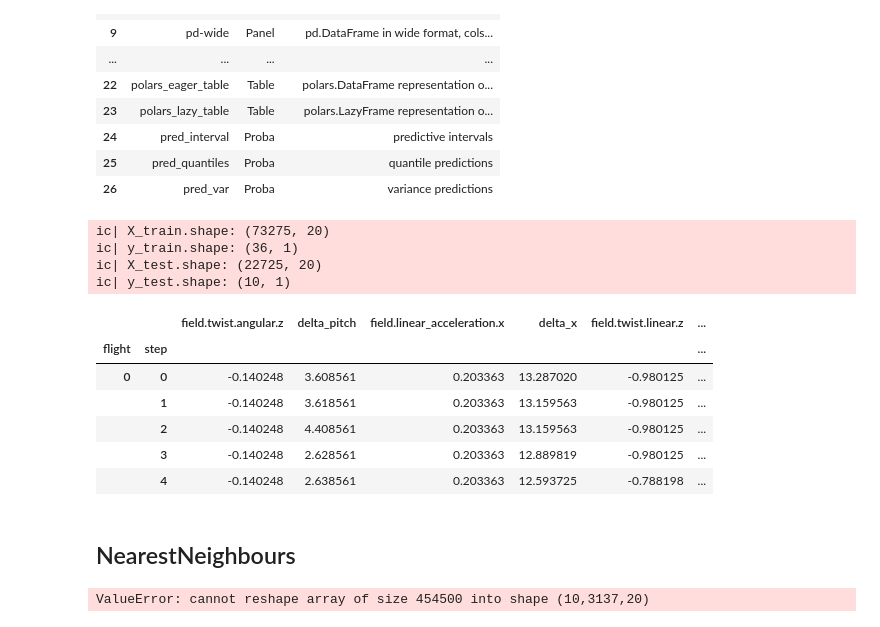
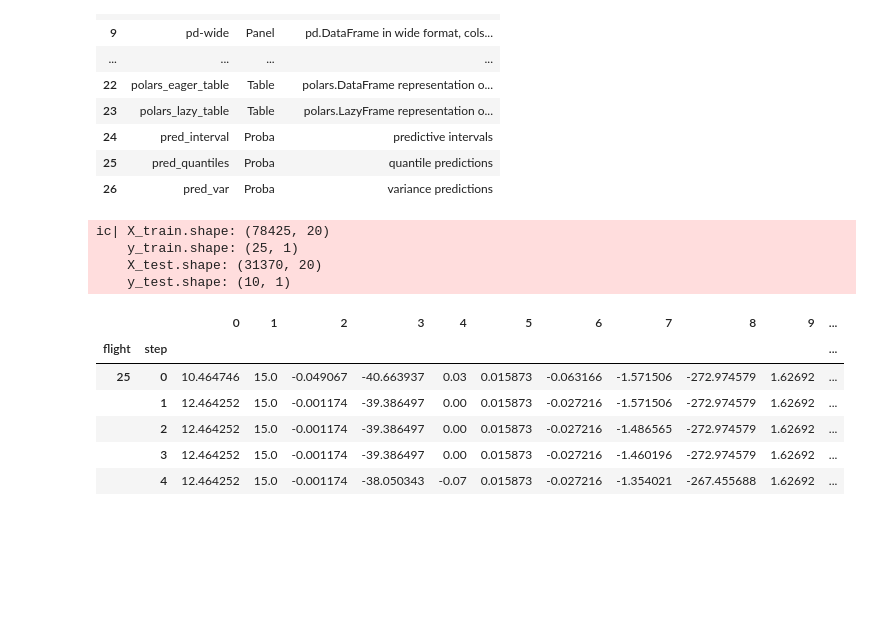
Before and after one commit to CristianMorasso/statistical_project, a Jupyter notebook: Copia_di_statiscal_learning.ipynb, the cells around one changed output. Cells and saved outputs as stored; diff of their text form; code cells hidden in the pictures; blank space fills up the shorter version.

```diff
--- a/Copia_di_statiscal_learning.ipynb
+++ b/Copia_di_statiscal_learning.ipynb
@@ -43,7 +43,8 @@ class_dict = {}
 class_id = 0
 y_time_series = []
 
-for cl  in  os.listdir(dataset_dir):
+for idx,cl  in enumerate(os.listdir(dataset_dir)):
+  if idx == 6: break
   path1 = os.path.join(dataset_dir, cl)
   if not os.path.isdir(path1) or cl == "features":
     print(f"{cl} is not a dir or not useful!")
@@ -79,4 +80,4 @@ from collections import Counter
 print(f"Y: {Counter(list(map(lambda x: class_dict[x], y_time_series)))}")
 
 print(f"\nNumber of Time Series: {len(dfs)}")
-assert len(dfs) == 46  # We know this from the repo
+#assert len(dfs) == 46  # We know this from the repo
@@ -285,48 +223,28 @@ pd.DataFrame(MTYPE_REGISTER)
 # %%
 from sktime.split import temporal_train_test_split
 from sktime.datatypes import check_raise
 from icecream import ic
 
-# check_raise(y, mtype='np.ndarray')
-
 check_raise(dfs, mtype="pd-multiindex")
 check_raise(y_time_series, mtype='np.ndarray')
 
-
-# X_train, y_train X_test, y_test= temporal_train_test_split(X=dfs,y=y_time_series, test_size=10)
+dfs =  PaddingTransformer().fit_transform(dfs)
 
 y_train, y_test, X_train, X_test  = temporal_train_test_split(X=dfs,y=y_time_series, test_size=10)
-ic(X_train.shape)
-ic(y_train.shape)
-ic(X_test.shape)
-ic(y_test.shape)
-X_train.head()
+ic(X_train.shape, y_train.shape, X_test.shape, y_test.shape)
+
+X_test.head()
+
+#X_train.head()
 # %% [output]
-ic| X_train.shape: (73275, 20)
-ic| y_train.shape: (36, 1)
-ic| X_test.shape: (22725, 20)
-ic| y_test.shape: (10, 1)
+ic| X_train.shape: (78425, 20)
+    y_train.shape: (25, 1)
+    X_test.shape: (31370, 20)
+    y_test.shape: (10, 1)
-|  |  | field.twist.angular.z | delta_pitch | field.linear_acceleration.x | delta_x | field.twist.linear.z | ... |
-| flight | step |  |  |  |  |  | ... |
-| 0 | 0 | -0.140248 | 3.608561 | 0.203363 | 13.287020 | -0.980125 | ... |
-|  | 1 | -0.140248 | 3.618561 | 0.203363 | 13.159563 | -0.980125 | ... |
-|  | 2 | -0.140248 | 4.408561 | 0.203363 | 13.159563 | -0.980125 | ... |
-|  | 3 | -0.140248 | 2.628561 | 0.203363 | 12.889819 | -0.980125 | ... |
-|  | 4 | -0.140248 | 2.638561 | 0.203363 | 12.593725 | -0.788198 | ... |
+|  |  | 0 | 1 | 2 | 3 | 4 | 5 | 6 | 7 | 8 | 9 | ... |
+| flight | step |  |  |  |  |  |  |  |  |  |  | ... |
+| 25 | 0 | 10.464746 | 15.0 | -0.049067 | -40.663937 | 0.03 | 0.015873 | -0.063166 | -1.571506 | -272.974579 | 1.62692 | ... |
+|  | 1 | 12.464252 | 15.0 | -0.001174 | -39.386497 | 0.00 | 0.015873 | -0.027216 | -1.571506 | -272.974579 | 1.62692 | ... |
+|  | 2 | 12.464252 | 15.0 | -0.001174 | -39.386497 | 0.00 | 0.015873 | -0.027216 | -1.486565 | -272.974579 | 1.62692 | ... |
+|  | 3 | 12.464252 | 15.0 | -0.001174 | -39.386497 | 0.00 | 0.015873 | -0.027216 | -1.460196 | -272.974579 | 1.62692 | ... |
+|  | 4 | 12.464252 | 15.0 | -0.001174 | -38.050343 | -0.07 | 0.015873 | -0.027216 | -1.354021 | -267.455688 | 1.62692 | ... |
-# %% [markdown]
-## NearestNeighbours
-# %%
-# 5-nearest neighbour classifier with Euclidean distance (on flattened time series)
-from sktime.classification.distance_based import KNeighborsTimeSeriesClassifier
-from sktime.dists_kernels import FlatDist, ScipyDist
-
-eucl_dist = FlatDist(ScipyDist())
-clf = KNeighborsTimeSeriesClassifier(n_neighbors=5, distance=eucl_dist)
-
-# Train the classifier
-clf.fit(X_train, y_train)
-
-# Predict labels on new data
-y_pred = clf.predict(X_test)
-# %% [output]
-ValueError: cannot reshape array of size 454500 into shape (10,3137,20)
```
Also changed, not shown: parts of 13 cells of this notebook.
